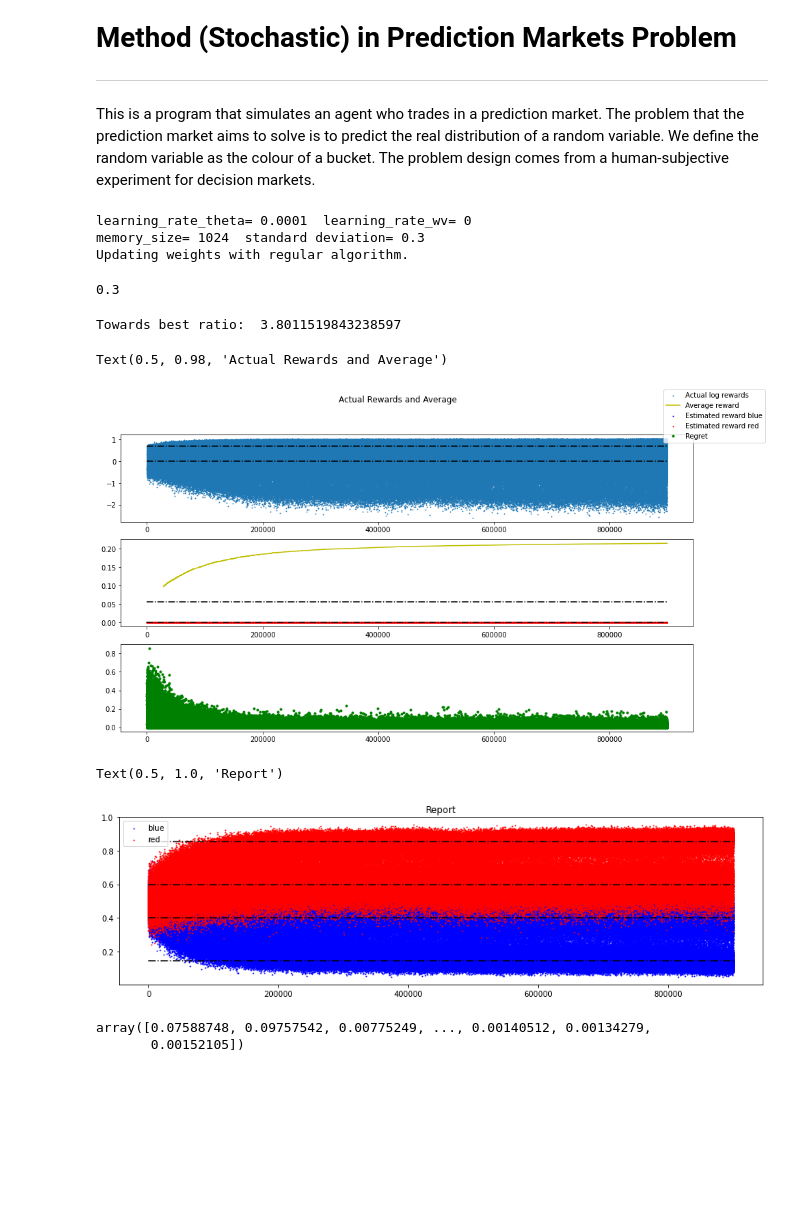
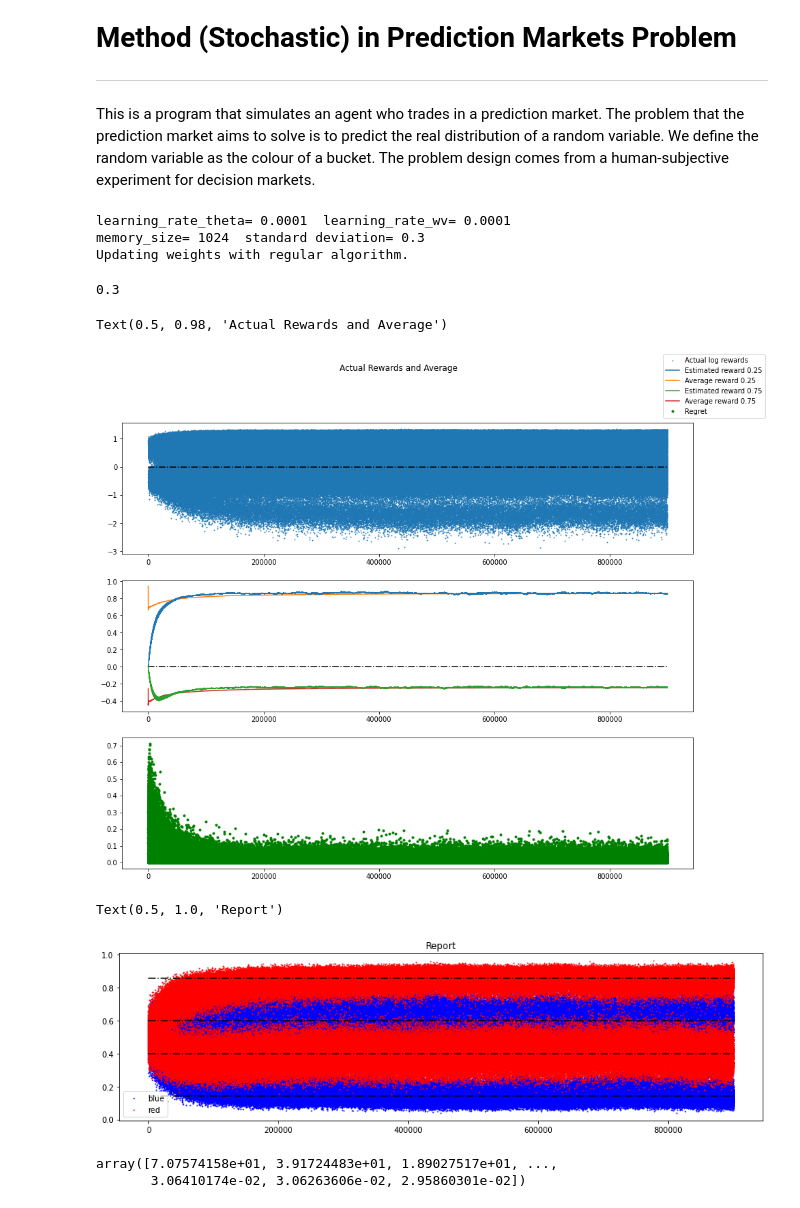
Before and after one commit to realwenlongwang/contexutal-bandits-with-peer-prediction-for-decision-making, a Jupyter notebook: Stochastic_Gradient_Bandit_with_Continous_Action_Space.ipynb, the cells around one changed output. Drawn from its saved outputs; the diff is of its cells as text; code cells hidden in the pictures; blank space fills up the shorter version.

```diff
--- a/Stochastic_Gradient_Bandit_with_Continous_Action_Space.ipynb
+++ b/Stochastic_Gradient_Bandit_with_Continous_Action_Space.ipynb
@@ -13,7 +13,7 @@ from PolicyGradientAgent import StochasticGradientAgent
 from Environment import *
 # %%
 learning_rate_theta = 1e-4
-learning_rate_wv = 0#1e-4
+learning_rate_wv = 1e-4
 memory_size = 1024
 batch_size = 1024
 training_episodes = 900000
@@ -25,9 +25,9 @@ algorithm = 'regular'
 learning_std = False
 fixed_std = 0.3
 # Bucket parameters
-pr_red_ball_red_bucket = 3/4
-pr_red_ball_blue_bucket = 1/4
-prior_red_list = [2/3, 1/3]
+pr_red_ball_red_bucket = 2/3
+pr_red_ball_blue_bucket = 1/3
+prior_red_list = [3/4, 1/4]
 
 agent = StochasticGradientAgent(feature_shape=[1, 3], learning_rate_theta=learning_rate_theta,
                                 learning_rate_wv=learning_rate_wv,
@@ -37,8 +37,6 @@ agent = StochasticGradientAgent(feature_shape=[1, 3], learning_rate_theta=learni
 
 
 reward_history_list = []
-regret_history_list = []
-average_reward = 0
 
 mean_weights_history_list = []
 std_weights_history_list = []
@@ -86,8 +84,6 @@ for t in tnrange(training_episodes):
     pm.report(report)
     R = pm.log_resolve(bucket_colour_to_num[bucket.colour])
 
-    average_reward = average_reward + (1/ (t + 1)) * (R - average_reward)
-
     mean_weights_history_list.append(agent.theta_mean[0].tolist())
     std_weights_history_list.append(agent.theta_std[0].tolist())
 
@@ -104,11 +100,9 @@ for t in tnrange(training_episodes):
         expected_log_reward = expected_log_reward_blue_ball(actual_pr_ru_bs=actual_pr_ru_S, estimated_pr_ru_bs=pi, pr_ru=prior_red)
         max_expected_log_reward = expected_log_reward_blue_ball(actual_pr_ru_bs=actual_pr_ru_S, estimated_pr_ru_bs=actual_pr_ru_S, pr_ru=prior_red)
 
-    regret_history_list.append(max_expected_log_reward - expected_log_reward)
-
     v = agent.store_experience(x, h, mean, std, R, t)
 
-    reward_history_list.append([R, average_reward, v, signal])
+    reward_history_list.append([R, v, expected_log_reward, max_expected_log_reward, signal, prior_red])
     try:
         grad_mean, grad_std, v_dw_mean_corrected, v_dw_std_corrected, \
         s_dw_mean_corrected, s_dw_std_corrected = agent.batch_update(t, algorithm= algorithm)
@@ -149,13 +143,11 @@ for t in tnrange(training_episodes):
     grad_b_ball_adam_mean_history_list.append(s_dw_mean_corrected[0, 1])
     grad_b_ball_adam_std_history_list.append(s_dw_std_corrected[0, 1])
 # %% [output]
-learning_rate_theta= 0.0001  learning_rate_wv= 0
+learning_rate_theta= 0.0001  learning_rate_wv= 0.0001
 memory_size= 1024  standard deviation= 0.3
 Updating weights with regular algorithm.
 # %%
-# reward_history = np.array(reward_history_list)
-reward_history_df = pd.DataFrame(reward_history_list, columns=['actual_reward', 'average_reward', 'estimated_reward', 'signal'])
-regret_history = np.array(regret_history_list)
+reward_history_df = pd.DataFrame(reward_history_list, columns=['actual_reward', 'estimated_reward', 'expected_reward', 'max_expected_reward','signal', 'prior_red'])
 
 mean_weights_history_df = pd.DataFrame(mean_weights_history_list, columns=['red_weight', 'blue_weight', 'prior_weight'])
 std_weights_history = np.array(std_weights_history_list)
@@ -184,25 +176,20 @@ std
 # %% [output]
 0.3
 # %%
-theoretical_best = 2/3*(np.log(2/3)-np.log(1/2)) + 1/3*(np.log(1/3)-np.log(1/2))
-empirical_best = reward_history_df.iloc[-100:, 1].mean()
-print('Towards best ratio: ', empirical_best/ theoretical_best)
-fig, axs = plt.subplots(3, figsize=(15, 8))
+fig, axs = plt.subplots(3, figsize=(15, 12))
 axs[0].scatter(x=reward_history_df.index, y=reward_history_df['actual_reward'],label = 'Actual log rewards', marker='.', s=3)
-axs[1].plot(no_outlier_array(reward_history_df.iloc[:, 1]), 'y',zorder= -99, label = 'Average reward')
-axs[2].plot(regret_history, 'g.',label='Regret')
-axs[0].hlines(y=np.log(2), xmin=0, xmax=reward_history_df.shape[0], colors='black', linestyles='dashdot')
+
+axs[2].plot(reward_history_df['max_expected_reward'] - reward_history_df['expected_reward'], 'g.',label='Regret')
 axs[0].hlines(y=0.0, xmin=0, xmax=reward_history_df.shape[0] , colors='black', linestyles='dashdot')
 axs[1].hlines(y=0.0, xmin=0, xmax=reward_history_df.shape[0] , colors='black', linestyles='dashdot')
-for signal, df in reward_history_df.reset_index().groupby('signal'):
-    axs[1].scatter(x=df['index'], y=df['estimated_reward'], label='Estimated reward ' + signal, marker='.', c=signal, s=3)
-axs[1].hlines(y=theoretical_best, xmin=0, xmax=reward_history_df.shape[0] , colors='black', linestyles='dashdot')
+for signal, df in reward_history_df.reset_index().groupby('prior_red'):
+    axs[1].plot(df['estimated_reward'], label='Estimated reward ' + str(signal))
+    axs[1].plot(df['actual_reward'].expanding().mean(),zorder= -99, label = 'Average reward ' + str(signal))
 fig.legend()
 fig.suptitle('Actual Rewards and Average')
 # %% [output]
-Towards best ratio:  3.8011519843238597
+Text(0.5, 0.98, 'Actual Rewards and Average')
-Text(0.5, 0.98, 'Actual Rewards and Average')
-[figure, old version]
+[figure, new version]
 # %%
 fig, ax = plt.subplots(figsize=(15, 4))
 for signal, df in report_history_df.reset_index().groupby('signal'):
@@ -213,25 +200,25 @@ for prior_red in prior_red_list:
             pr_ru=prior_red,
             pr_rs_ru=pr_red_ball_red_bucket,
             pr_rs_bu=pr_red_ball_blue_bucket
-        ), xmin=0, xmax=len(mean_history_df), colors='black', linestyles='dashdot', zorder=-98)
+        ), xmin=0, xmax=len(report_history_df), colors='black', linestyles='dashdot', zorder=-98)
 
     plt.hlines(
         y=analytical_best_report_ru_bs(
             pr_ru=prior_red,
             pr_bs_ru=1-pr_red_ball_red_bucket,
             pr_bs_bu=1-pr_red_ball_blue_bucket
-        ), xmin=0, xmax=len(mean_history_df), colors='black', linestyles='dashdot', zorder=-98)
-ax.legend()
+        ), xmin=0, xmax=len(report_history_df), colors='black', linestyles='dashdot', zorder=-98)
+ax.legend(loc='lower left')
 plt.title('Report')
 # %% [output]
 Text(0.5, 1.0, 'Report')
-[figure, old version]
+[figure, new version]
 # %%
 grad_mean_successive_dot = np.sum(grad_mean_history_df.values * np.roll(grad_mean_history_df.values, 1, axis=0), axis=1)[1:]
 grad_mean_successive_dot
 # %% [output]
-array([0.07588748, 0.09757542, 0.00775249, ..., 0.00140512, 0.00134279,
-       0.00152105])
+array([7.07574158e+01, 3.91724483e+01, 1.89027517e+01, ...,
+       3.06410174e-02, 3.06263606e-02, 2.95860301e-02])
 # %%
 (mark_index, ) = np.where(grad_mean_successive_dot < 0)
 mark_index
```
Also changed, not shown: parts of 12 cells of this notebook, 5 other files.
